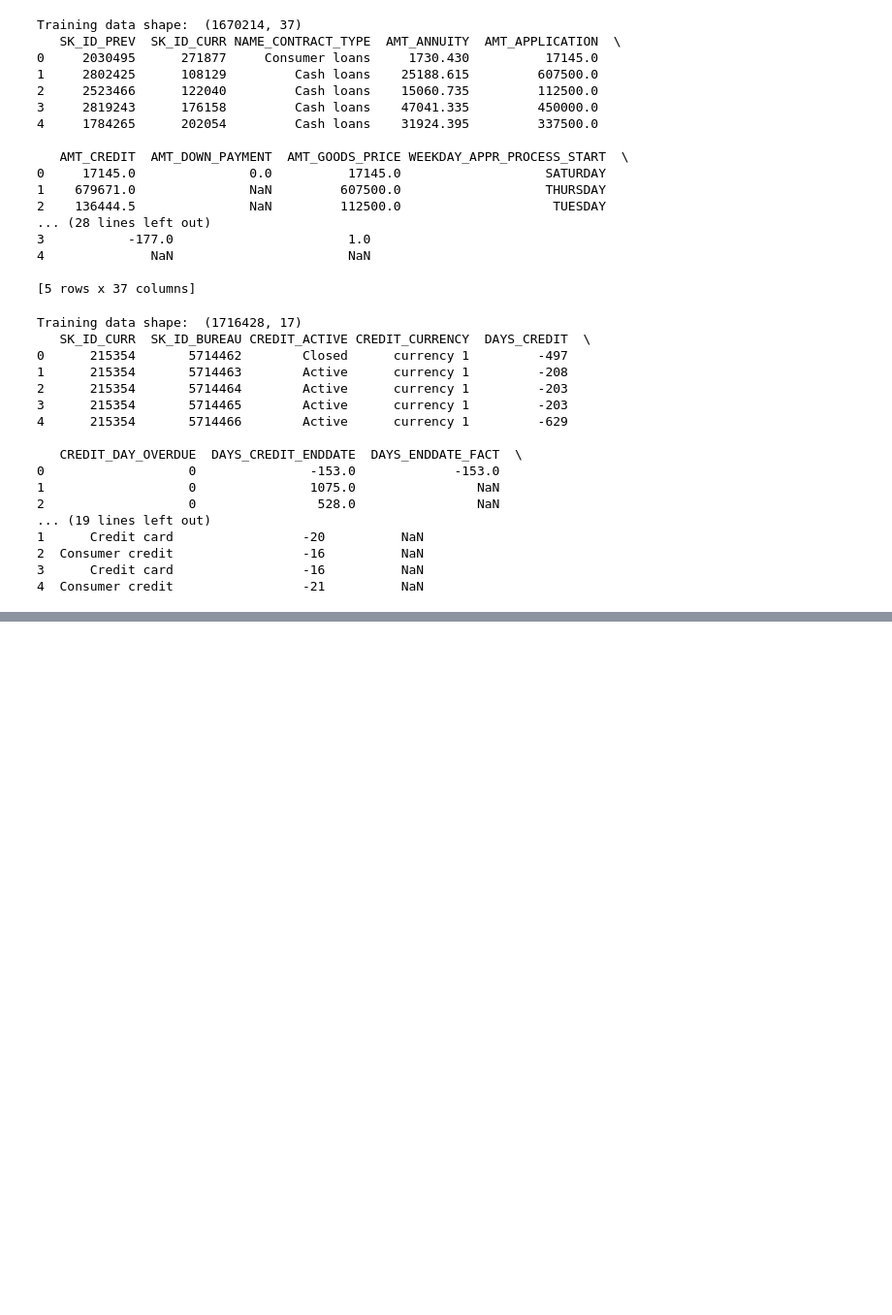
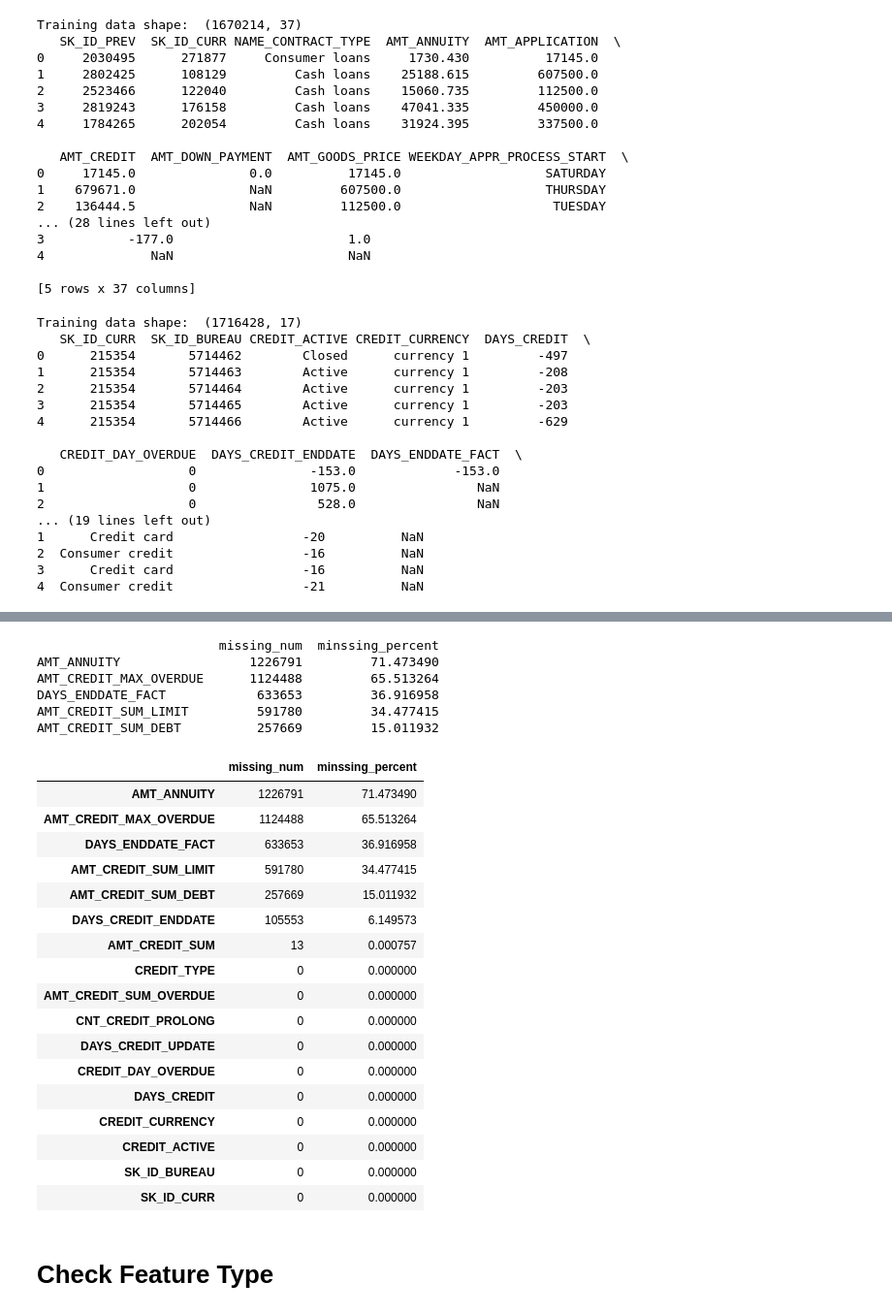
Before and after one commit to haataa/Home-Credit-Default-Risk, a Jupyter notebook: credit_default_predict.ipynb, the cells around one changed output, grey strips where cells are left out. Shown: that part at 97% size. Drawn from its saved outputs; the diff is of its cells as text; code cells hidden in the pictures; blank space fills up the shorter version.

Commit message:
Add check missing values section

```diff
--- a/credit_default_predict.ipynb
+++ b/credit_default_predict.ipynb
@@ -125,0 +128,7 @@ Training data shape:  (1716428, 17)
+# %%
+def check_missing(df):
+    missing_num = df.isnull().sum().sort_values(ascending = False)
+    minssing_percent = (df.isnull().sum()/df.isnull().count()*100).sort_values(ascending = False)
+    missing_info  = pd.concat([missing_num, minssing_percent], axis=1, keys=['missing_num', 'minssing_percent'])
+    print(missing_info.head())
+    return missing_info
@@ -125,0 +227,29 @@ Training data shape:  (1716428, 17)
+# %%
+check_missing(bureau)
+# %% [output]
+                        missing_num  minssing_percent
+AMT_ANNUITY                 1226791         71.473490
+AMT_CREDIT_MAX_OVERDUE      1124488         65.513264
+DAYS_ENDDATE_FACT            633653         36.916958
+AMT_CREDIT_SUM_LIMIT         591780         34.477415
+AMT_CREDIT_SUM_DEBT          257669         15.011932
+|  | missing_num | minssing_percent |
+| AMT_ANNUITY | 1226791 | 71.473490 |
+| AMT_CREDIT_MAX_OVERDUE | 1124488 | 65.513264 |
+| DAYS_ENDDATE_FACT | 633653 | 36.916958 |
+| AMT_CREDIT_SUM_LIMIT | 591780 | 34.477415 |
+| AMT_CREDIT_SUM_DEBT | 257669 | 15.011932 |
+| DAYS_CREDIT_ENDDATE | 105553 | 6.149573 |
+| AMT_CREDIT_SUM | 13 | 0.000757 |
+| CREDIT_TYPE | 0 | 0.000000 |
+| AMT_CREDIT_SUM_OVERDUE | 0 | 0.000000 |
+| CNT_CREDIT_PROLONG | 0 | 0.000000 |
+| DAYS_CREDIT_UPDATE | 0 | 0.000000 |
+| CREDIT_DAY_OVERDUE | 0 | 0.000000 |
+| DAYS_CREDIT | 0 | 0.000000 |
+| CREDIT_CURRENCY | 0 | 0.000000 |
+| CREDIT_ACTIVE | 0 | 0.000000 |
+| SK_ID_BUREAU | 0 | 0.000000 |
+| SK_ID_CURR | 0 | 0.000000 |
+# %% [markdown]
+# Check Feature Type
```
Also changed, not shown: parts of 10 cells of this notebook.
